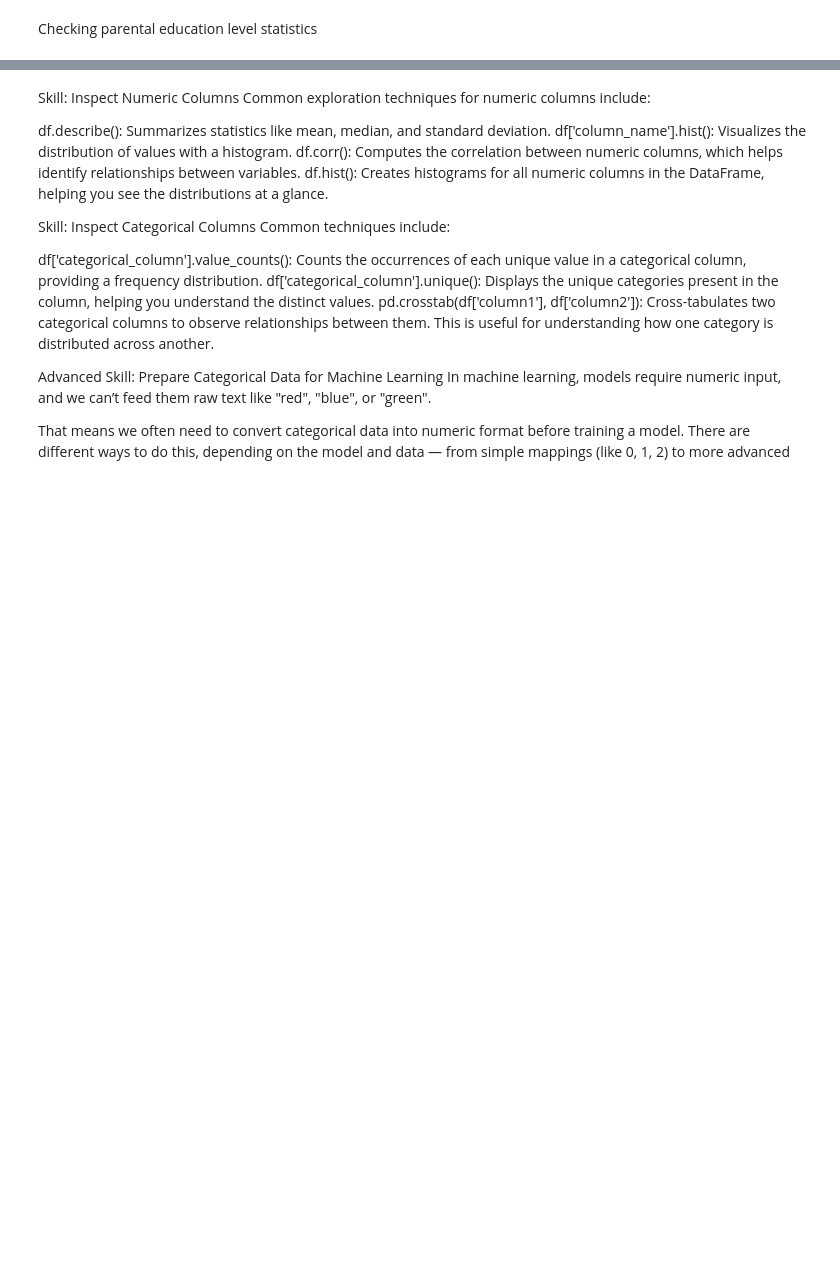
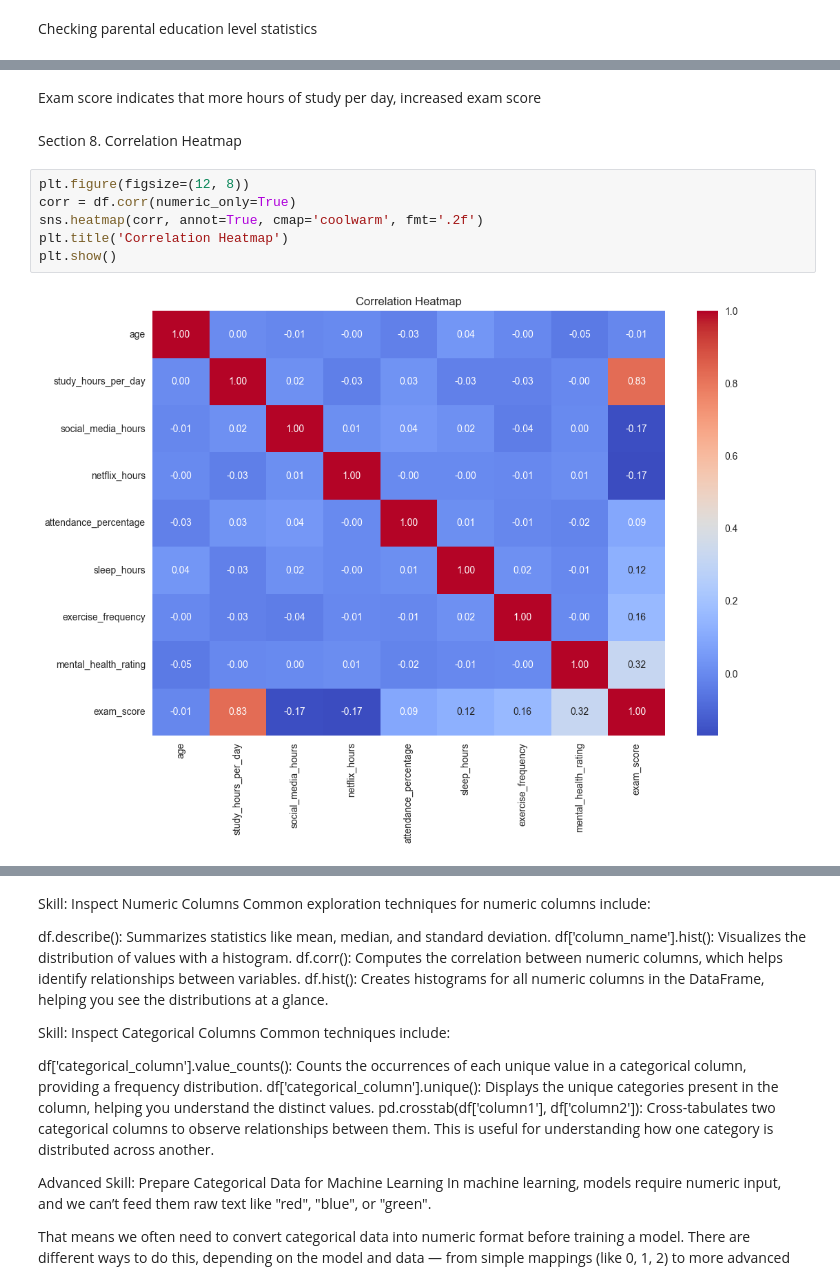
Before and after one commit to Airfirm/datafun-06-eda, a Jupyter notebook: femi_eda.ipynb, the cells around one changed output, grey strips where cells are left out. Cells and saved outputs as stored; diff of their text form; blank space fills up the shorter version.

```diff
--- a/femi_eda.ipynb
+++ b/femi_eda.ipynb
@@ -183,0 +225,12 @@ dtype: int64
+# %% [markdown]
+Exam score indicates that more hours of study per day, increased exam score
+# %% [markdown]
+Section 8. Correlation Heatmap
+# %%
+plt.figure(figsize=(12, 8))
+corr = df.corr(numeric_only=True)
+sns.heatmap(corr, annot=True, cmap='coolwarm', fmt='.2f')
+plt.title('Correlation Heatmap')
+plt.show()
+# %% [output]
+[figure, added]
```
Also changed, not shown: parts of 46 cells of this notebook.
